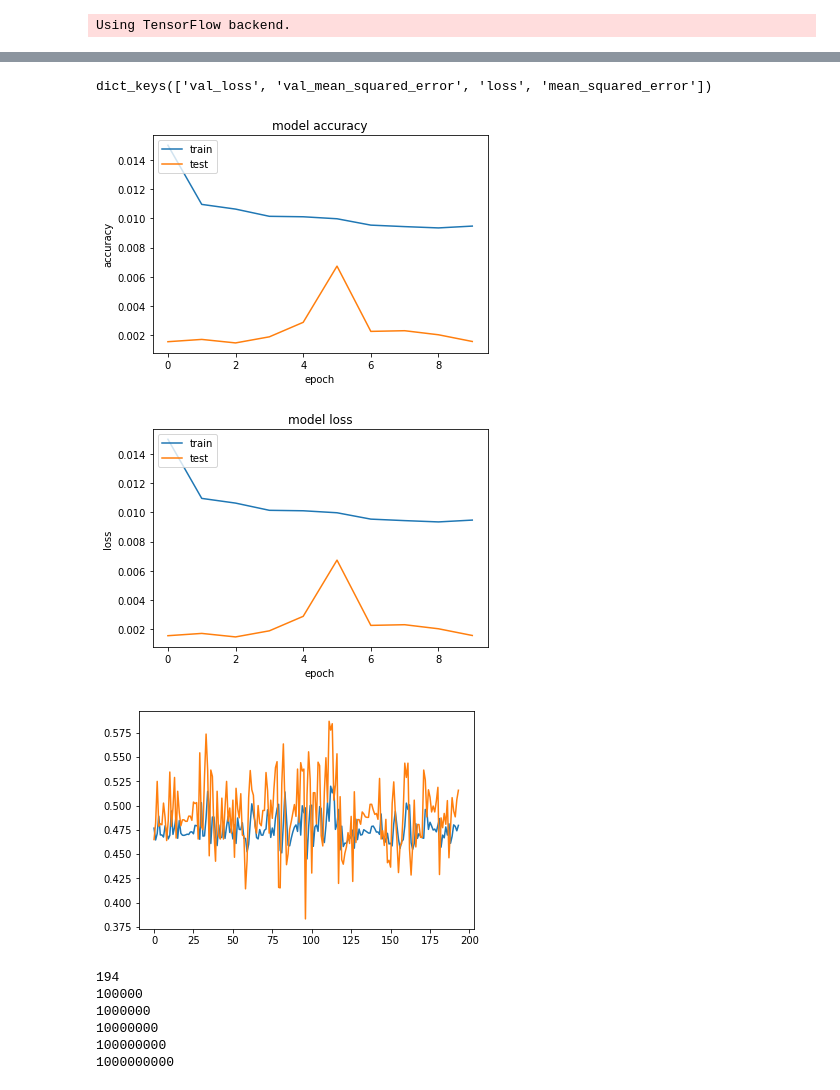
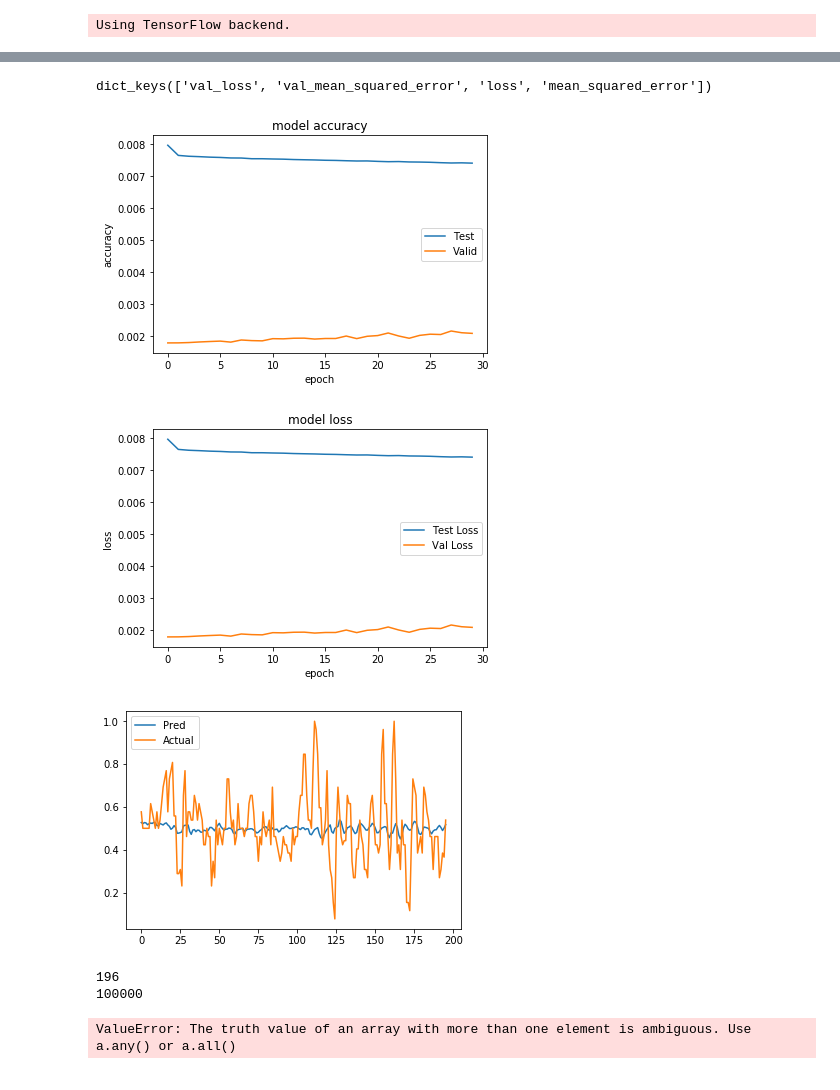
Before and after one commit to rmmartin02/OSRS_Research, a Jupyter notebook: ML/OSRS/Regression.ipynb, the cells around one changed output, grey strips where cells are left out. Drawn from its saved outputs; the diff is of its cells as text; code cells hidden in the pictures.

```diff
--- a/ML/OSRS/Regression.ipynb
+++ b/ML/OSRS/Regression.ipynb
@@ -76,6 +96,11 @@ plt.show()
 # %%
 x = []
-for i in range(len(s_changes)-5):
-    x.append(s_changes[i:i+5])
-print(x[0],x[-1])
+y = []
+p = []
+for i in range(-1*len(s_movAvg),-5,1):
+    x.append(s_movAvg[i:i+5]+s_changes[i:i+5])
+    y.append(s_changes[i+6])
+    p.append(prices[i+6])
+print(x[-1],y[-1])
+print(len(x),len(y),len(p))
 # %% [output]
@@ -83,10 +109,3 @@ print(x[0],x[-1])
-# %%
-y = []
-p = []
-for i in range(5,len(s_changes)):
-    y.append(s_changes[i])
-    p.append(prices[i])
-print(y[0],y[1],y[-2],y[-1])
 # %%
 s1 = int(len(y)*.7)
 s2  =int(len(y)*.85)
@@ -105,19 +140,19 @@ print(x_train[0],y_train[0],x_test[0],y_test[0])
 # %%
 model = Sequential()
-model.add(Dense(5, input_dim=5))
-model.add(Dense(5, activation='relu'))
-model.add(Dense(5, activation='relu'))
-model.add(Dense(1, activation='linear'))
+model.add(Dense(10, input_dim=10))
+model.add(Dense(16, activation='relu'))
+model.add(Dense(16, activation='relu'))
+model.add(Dense(1, activation='sigmoid'))
 # %%
-sgd = SGD(lr=0.1)
+sgd = SGD(lr=0.05)
 model.compile(loss='mse',
               optimizer=sgd,
               metrics=['mse'])
 
 history = model.fit(x_train, y_train,
             validation_data=(x_val,y_val),
-            epochs=10,
-            batch_size=1)
+            epochs=20,
+            batch_size=16)
 score = model.evaluate(x_test, y_test, batch_size=1)
 print(score)
 # %% [output]
@@ -134,29 +176,30 @@ Epoch 5/10
 # %%
 print(history.history.keys())
 # summarize history for accuracy
-plt.plot(history.history['mean_squared_error'])
-plt.plot(history.history['val_mean_squared_error'])
+plt.plot(history.history['mean_squared_error'],label='Test')
+plt.plot(history.history['val_mean_squared_error'],label='Valid')
 plt.title('model accuracy')
 plt.ylabel('accuracy')
 plt.xlabel('epoch')
-plt.legend(['train', 'test'], loc='upper left')
+plt.legend()
 plt.show()
 # summarize history for loss
-plt.plot(history.history['loss'])
-plt.plot(history.history['val_loss'])
+plt.plot(history.history['loss'],label='Test Loss')
+plt.plot(history.history['val_loss'],label='Val Loss')
 plt.title('model loss')
 plt.ylabel('loss')
 plt.xlabel('epoch')
-plt.legend(['train', 'test'], loc='upper left')
+plt.legend()
 plt.show()
 # %% [output]
 dict_keys(['val_loss', 'val_mean_squared_error', 'loss', 'mean_squared_error'])
-[figure, old version]
+[figure, new version]
-[figure, old version]
+[figure, new version]
 # %%
 y_pred = model.predict(x_test)
-plt.plot(y_pred)
-plt.plot(y_test)
+plt.plot(y_pred,label='Pred')
+plt.plot(y_test,label='Actual')
+plt.legend()
 plt.show()
 # %% [output]
-[figure, old version]
+[figure, new version]
@@ -165,10 +206,11 @@ import util.trading_systems as ts
 # %%
-bl = int(items.getItemInfo(item)['buyLimit'])
+bl = int(items.getInfo(item)['buyLimit'])
 print(len(x_test))
 budgets = [10**5,10**6,10**7,10**8,10**9]
 mpBest = [([-100],-1)] * len(budgets)
 ppBest = [([-100],-1)] * len(budgets)
 bhBest = [([-100],-1)] * len(budgets)
+perBest = [([-100],-1)] * len(budgets)
 for b in range(len(budgets)):
     print(budgets[b])
     t = 0
@@ -180,14 +222,14 @@ for b in range(len(budgets)):
         pp = ts.perfectProfit(x_test,t,y_test,p_test,bl,budgets[b])
         if pp[-1]>ppBest[b][0][-1]:
             ppBest[b] = (pp,t)
+        per = ts.persistanceProfit(x_test,t,y_test,p_test,bl,budgets[b])
+        if per[-1]>perBest[b][0][-1]:
+            perBest[b] = (per,t)
         t += .02
 # %% [output]
-194
+196
 100000
-1000000
-10000000
-100000000
-1000000000
+ValueError: The truth value of an array with more than one element is ambiguous. Use a.any() or a.all()
 # %%
 for b in range(len(budgets)):
     print(budgets[b])
```
Also changed, not shown: parts of 15 cells of this notebook, 11 other files.
